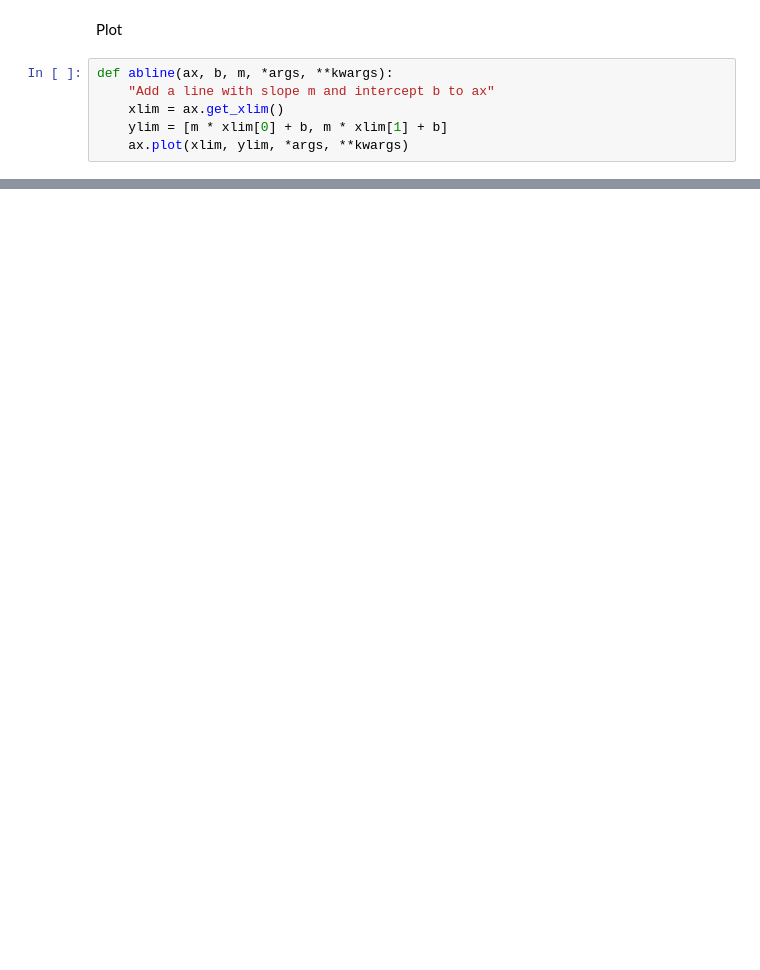
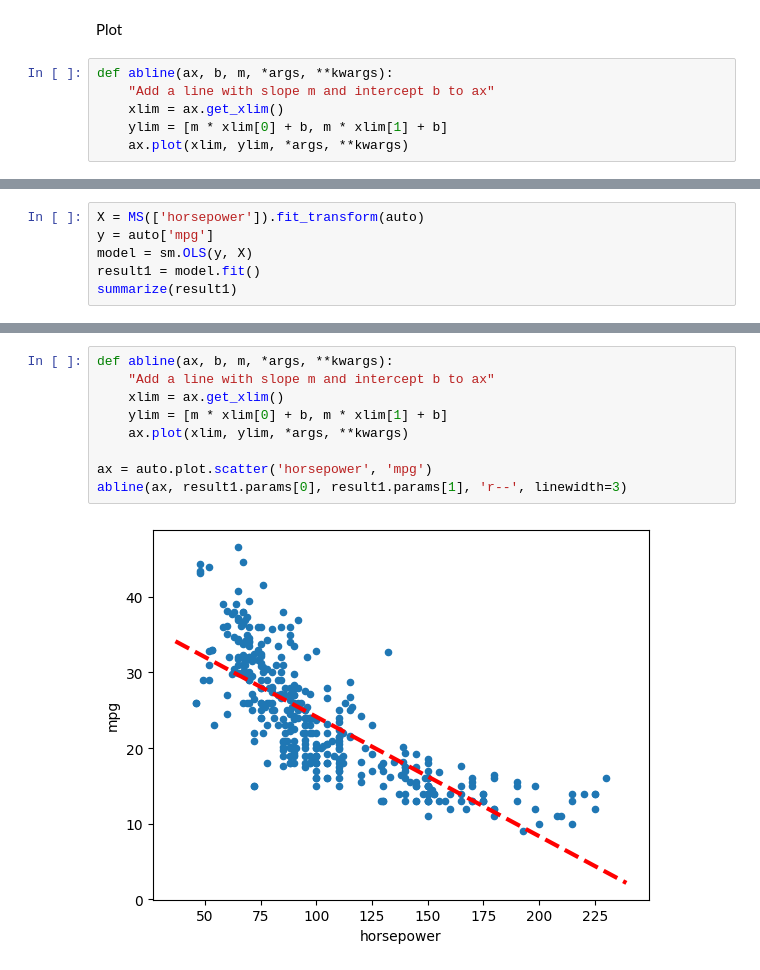
Before and after one commit to tothanhdat2006/ISLP-Practice, a Jupyter notebook: Chapter3.ipynb, the cells around one changed output, grey strips where cells are left out. Saved outputs shown, nothing was run; the diff lists cells and outputs as text; blank space fills up the shorter version.

```diff
--- a/Chapter3.ipynb
+++ b/Chapter3.ipynb
@@ -192,0 +350,6 @@ def abline(ax, b, m, *args, **kwargs):
+# %%
+X = MS(['horsepower']).fit_transform(auto)
+y = auto['mpg']
+model = sm.OLS(y, X)
+result1 = model.fit()
+summarize(result1)
@@ -192,0 +401,11 @@ def abline(ax, b, m, *args, **kwargs):
+# %%
+def abline(ax, b, m, *args, **kwargs):
+    "Add a line with slope m and intercept b to ax"
+    xlim = ax.get_xlim()
+    ylim = [m * xlim[0] + b, m * xlim[1] + b]
+    ax.plot(xlim, ylim, *args, **kwargs)
+
+ax = auto.plot.scatter('horsepower', 'mpg')
+abline(ax, result1.params[0], result1.params[1], 'r--', linewidth=3)
+# %% [output]
+[figure, added]
```
Also changed, not shown: parts of 24 cells of this notebook.
